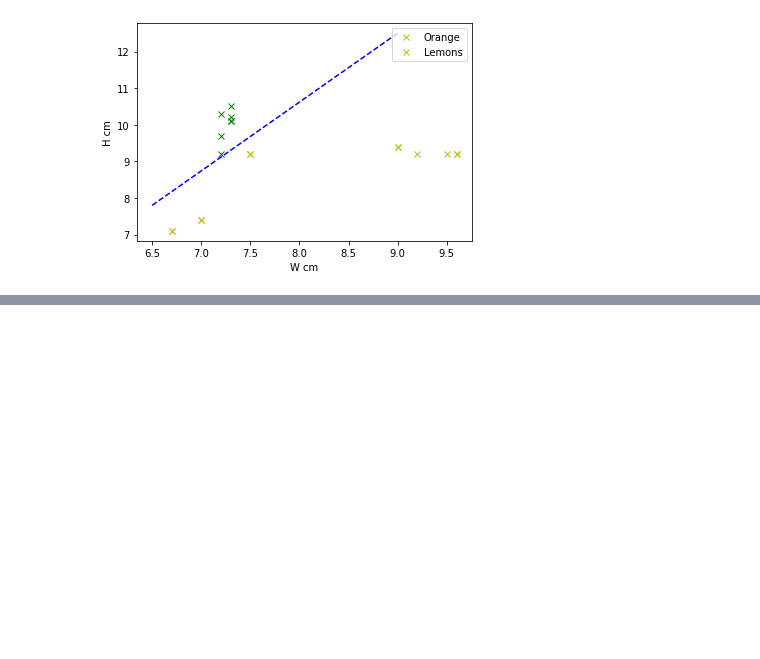
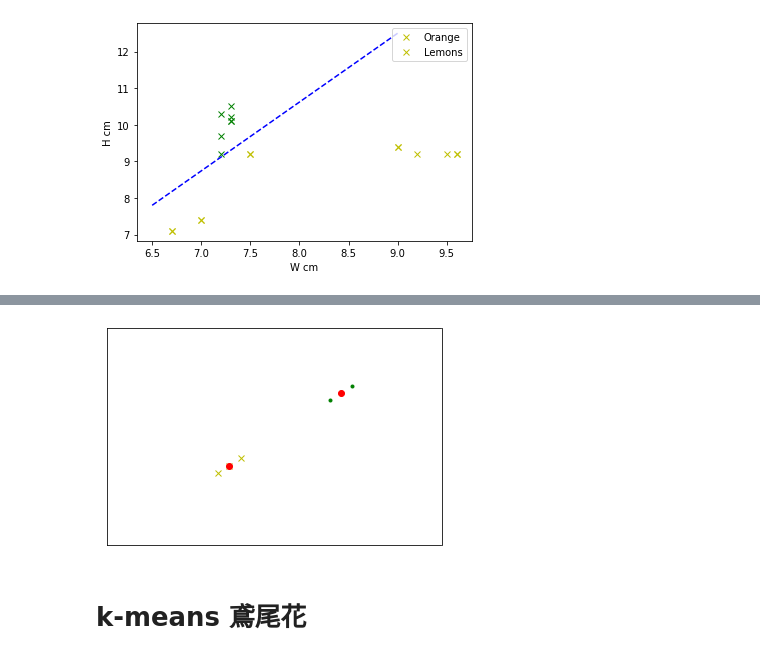
Before and after one commit to yoru10129/0726, a Jupyter notebook: 0726.ipynb, the cells around one changed output, grey strips where cells are left out. Cells and saved outputs as stored; diff of their text form; code cells hidden in the pictures; blank space fills up the shorter version.

```diff
--- a/0726.ipynb
+++ b/0726.ipynb
@@ -112,0 +238,12 @@ plt.show()
+# %%
+plt.axis([0,3,0,3]) #用圖片顯示
+plt.plot(X[:3,0], X[:3,1], 'yx') #黃色點
+plt.plot(X[3:,0], X[3:,1], 'g.') #綠色點
+plt.plot(kmeans.cluster_centers_[:,0],kmeans.cluster_centers_[:,1], 'ro') #顯示中心座標
+plt.xticks(())
+plt.yticks(())
+plt.show()
+# %% [output]
+[figure, added]
+# %% [markdown]
+# k-means 鳶尾花
```
Also changed, not shown: parts of 27 cells of this notebook.
